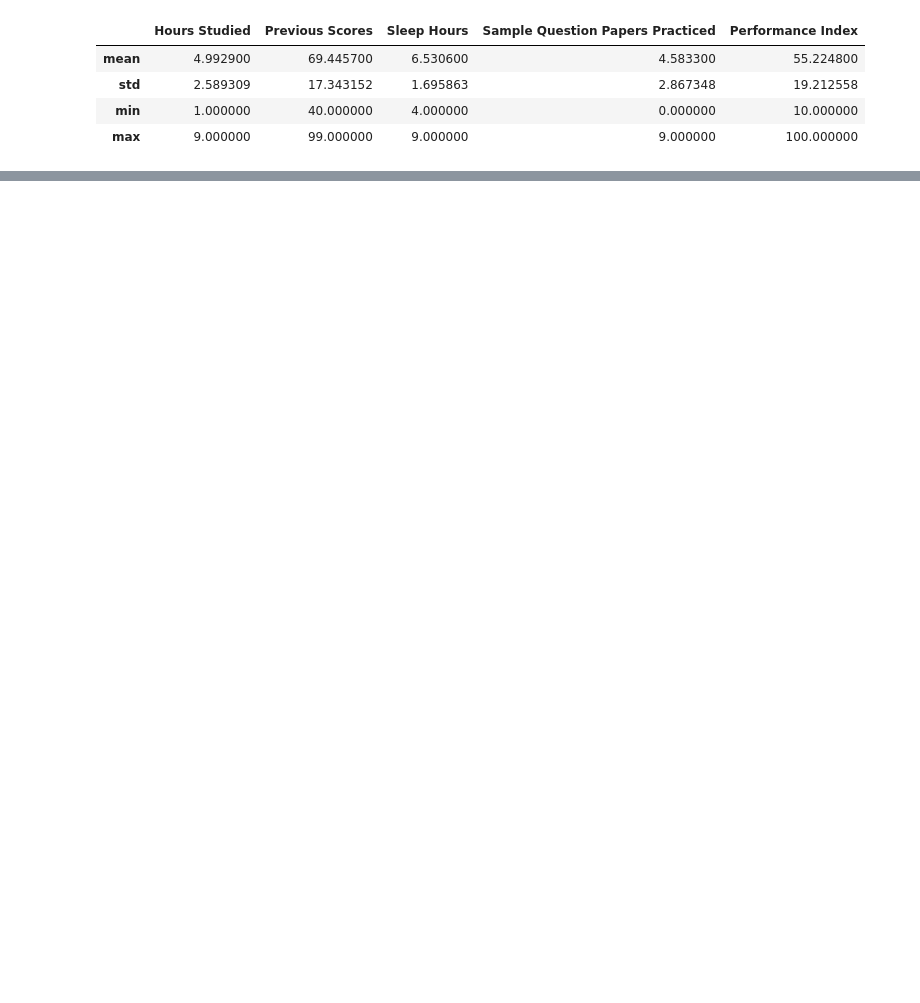
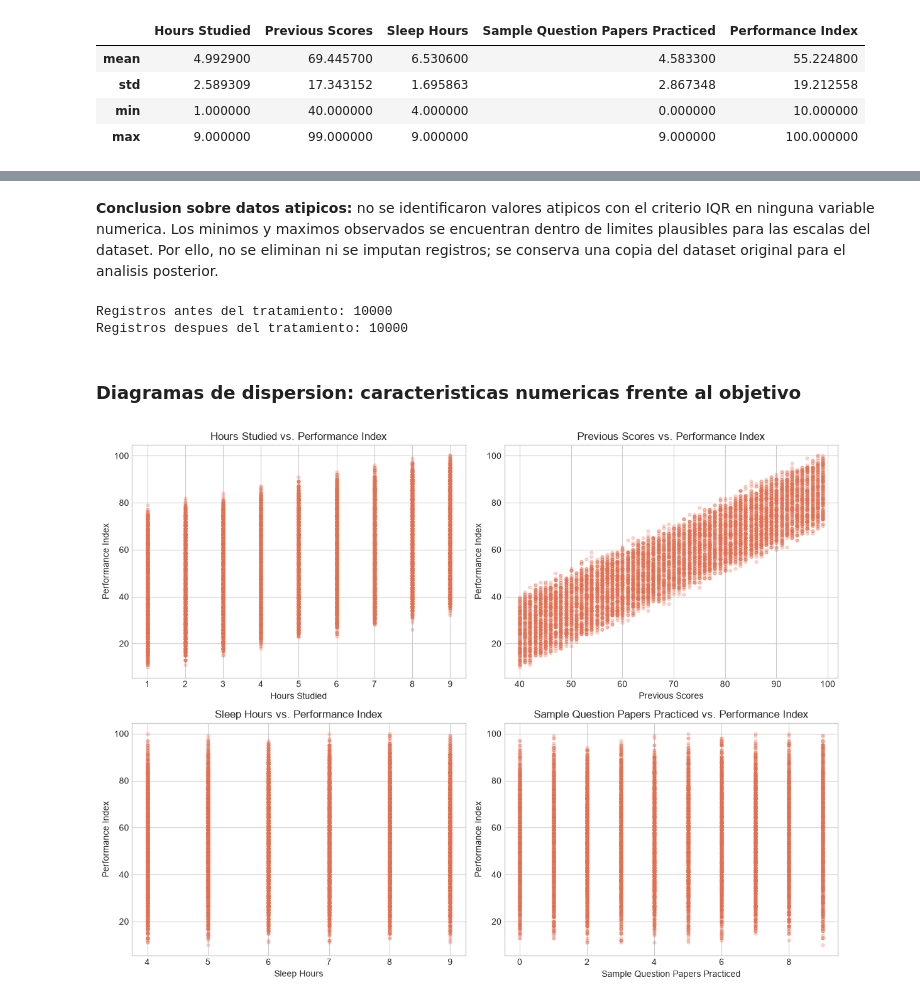
Before and after one commit to danielpulido01/RegresionLineal, a Jupyter notebook: main.ipynb, the cells around one changed output, grey strips where cells are left out. Saved outputs shown, nothing was run; the diff lists cells and outputs as text; code cells hidden in the pictures; blank space fills up the shorter version.

```diff
--- a/main.ipynb
+++ b/main.ipynb
@@ -79,0 +145,23 @@ estadisticas_numericas
+# %% [markdown]
+**Conclusion sobre datos atipicos:** no se identificaron valores atipicos con el criterio IQR en ninguna variable numerica. Los minimos y maximos observados se encuentran dentro de limites plausibles para las escalas del dataset. Por ello, no se eliminan ni se imputan registros; se conserva una copia del dataset original para el analisis posterior.
+# %%
+df_limpio = df.copy()
+print(f"Registros antes del tratamiento: {len(df)}")
+print(f"Registros despues del tratamiento: {len(df_limpio)}")
+# %% [output]
+Registros antes del tratamiento: 10000
+Registros despues del tratamiento: 10000
+# %% [markdown]
+### Diagramas de dispersion: caracteristicas numericas frente al objetivo
+# %%
+fig, axes = plt.subplots(2, 2, figsize=(12, 9))
+for ax, columna in zip(axes.flat, caracteristicas_numericas):
+    ax.scatter(df_limpio[columna], df_limpio[target], alpha=0.25, s=12, color="#e76f51")
+    ax.set_title(f"{columna} vs. {target}")
+    ax.set_xlabel(columna)
+    ax.set_ylabel(target)
+
+plt.tight_layout()
+plt.show()
+# %% [output]
+[figure, added]
```
Also changed, not shown: parts of 12 cells of this notebook.
